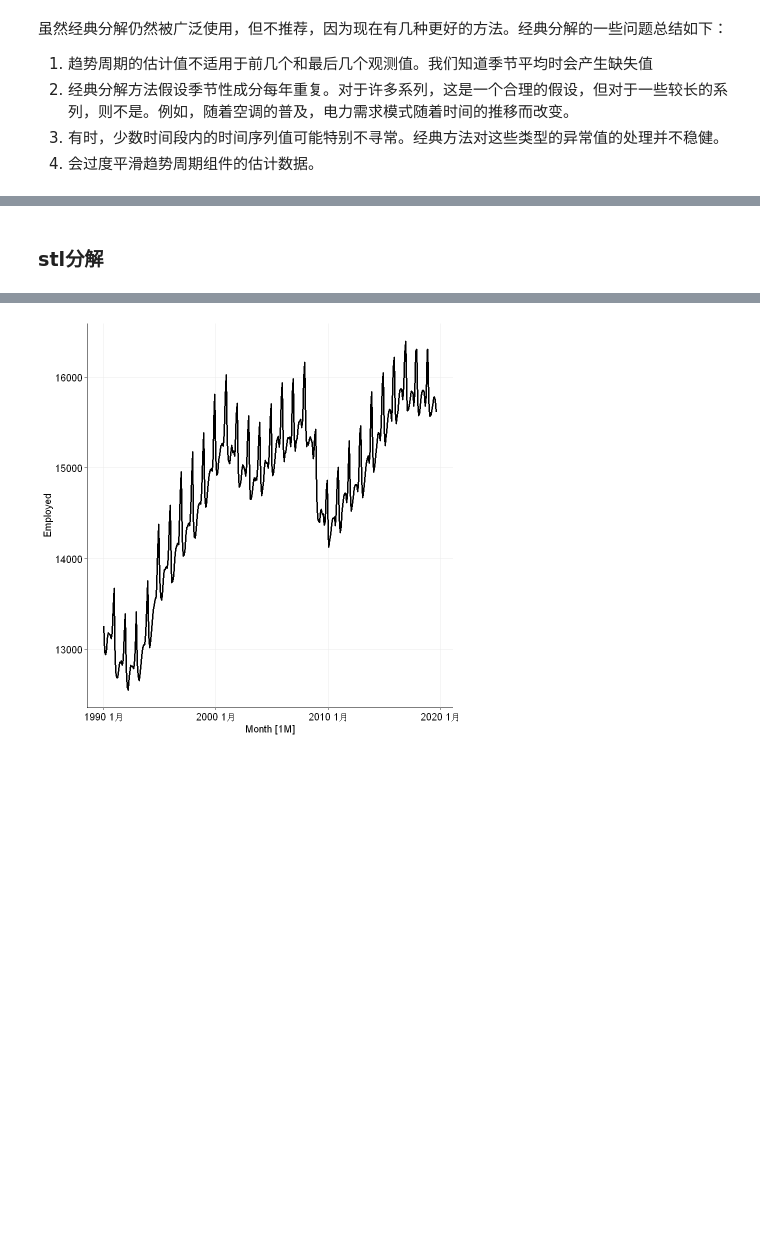
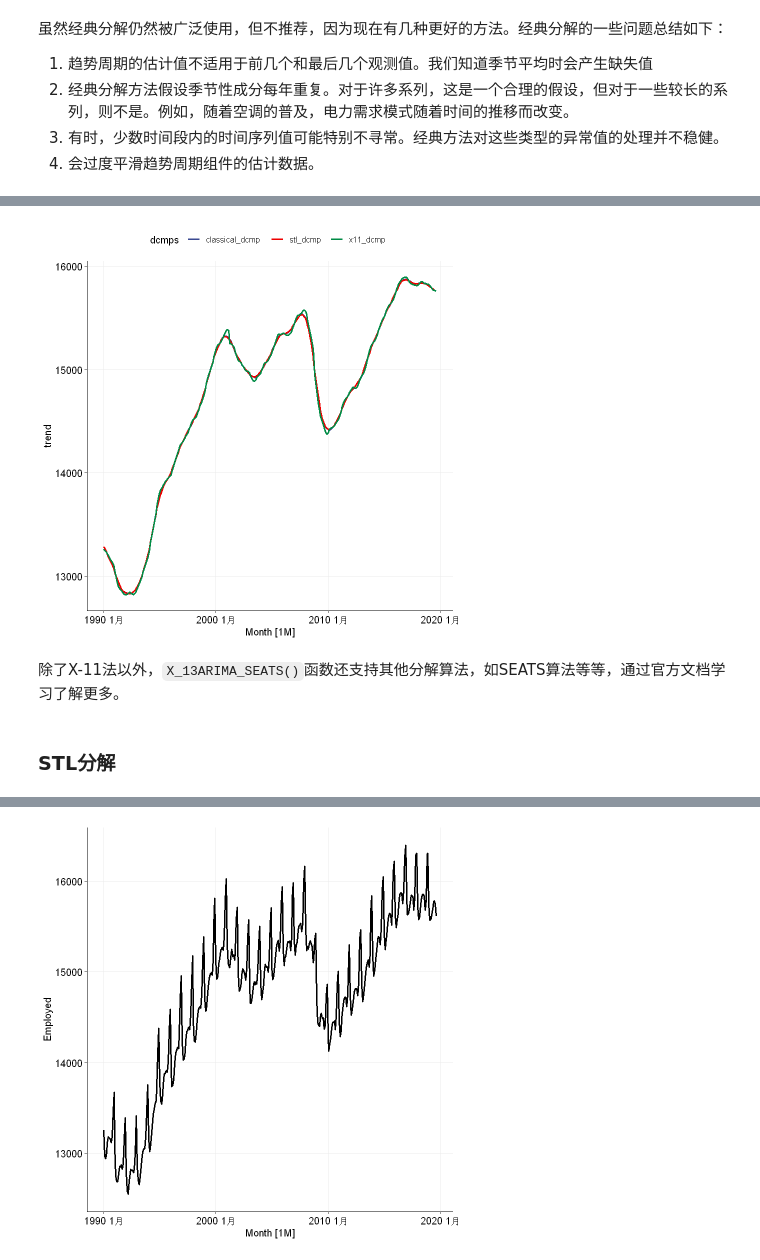
Before and after one commit to zhizhifan/Rtidyverse, a Jupyter notebook: 数据建模.ipynb, the cells around one changed output, grey strips where cells are left out. Drawn from its saved outputs; the diff is of its cells as text; code cells hidden in the pictures; blank space fills up the shorter version.

```diff
--- a/数据建模.ipynb
+++ b/数据建模.ipynb
@@ -1449,0 +1467,56 @@ Warning message:
+# %%
+#! 比较几种分解方法的不同
+library(tidyverse)
+library(fpp3)
+
+us_retail_employment <- us_employment  %>%
+  filter(year(Month) >= 1990, Title == "Retail Trade")
+
+x11_dcmp <- us_retail_employment %>%
+  model(
+    x11 = X_13ARIMA_SEATS(Employed ~ x11())
+  )
+
+classical_dcmp <- us_retail_employment %>%
+  model(
+    cla = classical_decomposition(Employed, type = "additive")
+  )
+
+stl_dcmp <- us_retail_employment %>%
+  model(
+    stl = STL(Employed)
+  )
+
+dcmp_list <- list(
+  x11_dcmp = x11_dcmp,
+  classical_dcmp = classical_dcmp,
+  stl_dcmp = stl_dcmp
+)
+
+func <- function(x){
+  fabletools::components(x) %>%
+    dplyr::as_tibble() %>%
+    dplyr::pull(5)
+}
+
+months <- components(x11_dcmp) %>% as_tibble() %>% pull(Month)
+
+trend <- map(dcmp_list, func)
+
+as_tibble(trend) %>%
+  mutate(Month = months) %>%
+  as_tsibble(
+    index = Month
+  ) %>%
+  pivot_longer(
+    where(is.numeric),
+    names_to = "dcmps",
+    values_to = "trend"
+  ) %>%
+  autoplot(trend, linewidth = 1) +
+  ggsci::scale_color_aaas() +
+  ggpubr::theme_pubr() +
+  theme(
+    panel.grid.major = element_line()
+  )
+# %% [output]
@@ -1450,2 +1525,5 @@ Warning message:
+[figure, added]
+# %% [markdown]
+除了X-11法以外，`X_13ARIMA_SEATS()`函数还支持其他分解算法，如SEATS算法等等，通过官方文档学习了解更多。
 # %% [markdown]
-### stl分解
+### STL分解
```
Also changed, not shown: parts of 58 cells of this notebook, 4 other files.
